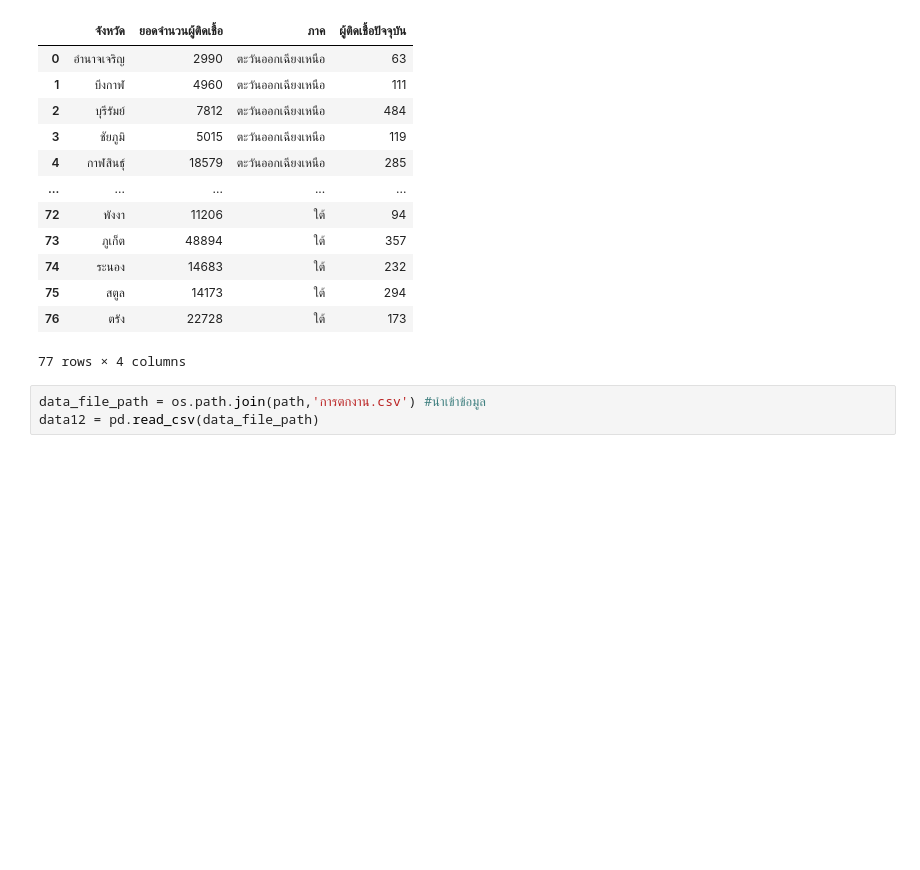
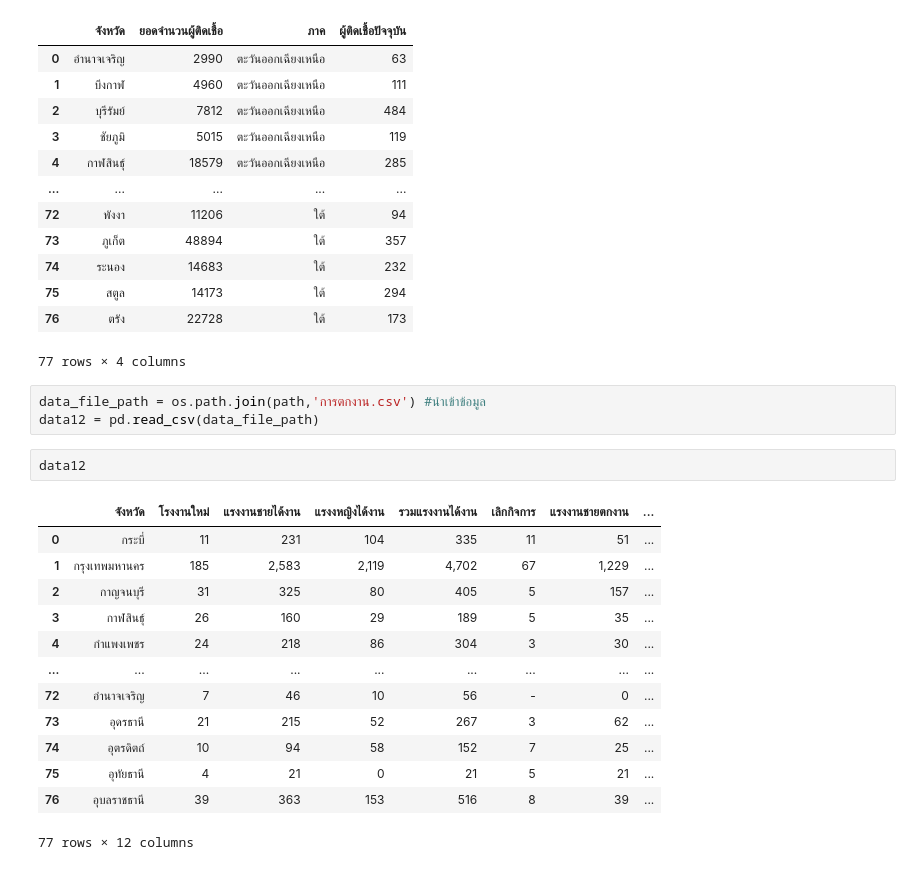
Before and after one commit to nualpair/data_viz_2022, a Jupyter notebook: Project_final_final.ipynb, the cells around one changed output. Drawn from its saved outputs; the diff is of its cells as text; blank space fills up the shorter version.

```diff
--- a/Project_final_final.ipynb
+++ b/Project_final_final.ipynb
@@ -240,6 +240,22 @@ data11
 # %%
 data_file_path = os.path.join(path,'การตกงาน.csv') #นำเข้าข้อมูล
 data12 = pd.read_csv(data_file_path)
+# %%
+data12
+# %% [output]
+|  | จังหวัด | โรงงานใหม่ | แรงงานชายได้งาน | แรงงหญิงได้งาน | รวมแรงงานได้งาน | เลิกกิจการ | แรงงานชายตกงาน | ... |
+| 0 | กระบี่ | 11 | 231 | 104 | 335 | 11 | 51 | ... |
+| 1 | กรุงเทพมหานคร | 185 | 2,583 | 2,119 | 4,702 | 67 | 1,229 | ... |
+| 2 | กาญจนบุรี | 31 | 325 | 80 | 405 | 5 | 157 | ... |
+| 3 | กาฬสินธุ์ | 26 | 160 | 29 | 189 | 5 | 35 | ... |
+| 4 | กำแพงเพชร | 24 | 218 | 86 | 304 | 3 | 30 | ... |
+| ... | ... | ... | ... | ... | ... | ... | ... | ... |
+| 72 | อำนาจเจริญ | 7 | 46 | 10 | 56 | - | 0 | ... |
+| 73 | อุดรธานี | 21 | 215 | 52 | 267 | 3 | 62 | ... |
+| 74 | อุตรดิตถ์ | 10 | 94 | 58 | 152 | 7 | 25 | ... |
+| 75 | อุทัยธานี | 4 | 21 | 0 | 21 | 5 | 21 | ... |
+| 76 | อุบลราชธานี | 39 | 363 | 153 | 516 | 8 | 39 | ... |
+77 rows × 12 columns
 # %%
 data13 =data11.merge(data12,how='right',left_on='จังหวัด',right_on='จังหวัด')
 data13
```
Also changed, not shown: parts of 5 cells of this notebook.
